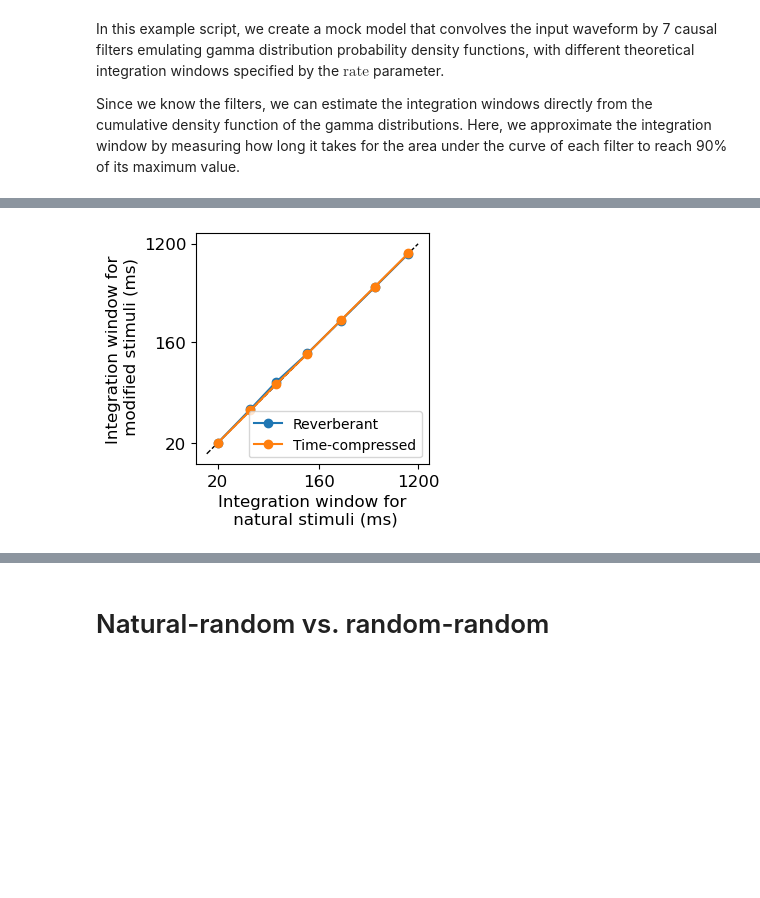
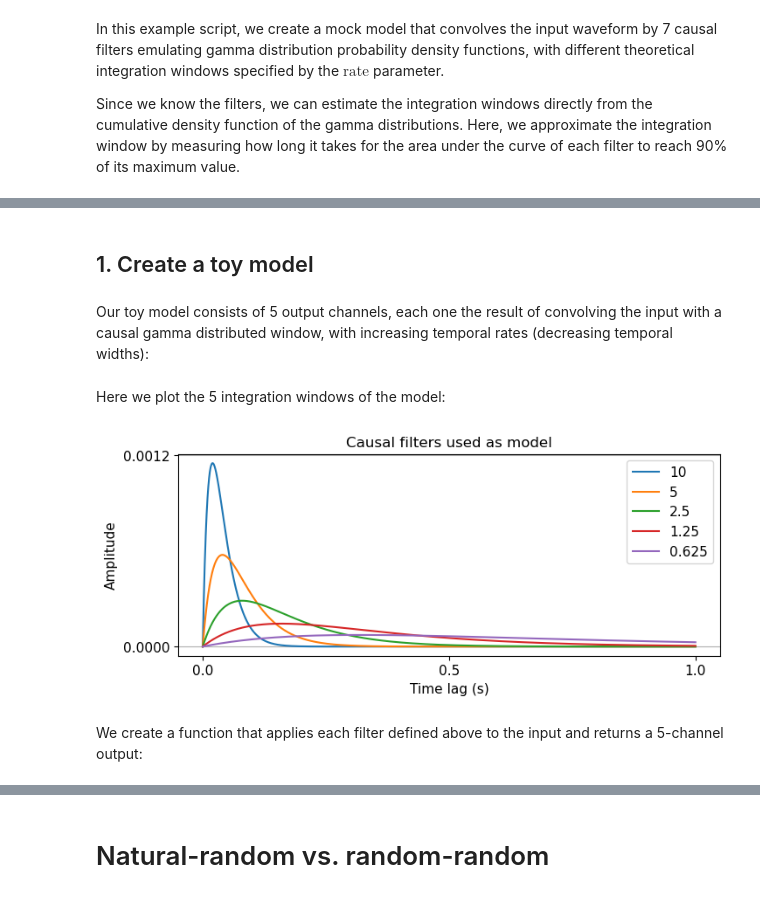
Before and after one commit to naplab/PyTCI, a Jupyter notebook: Examples/Example-Toy.ipynb, the cells around one changed output, grey strips where cells are left out. Drawn from its saved outputs; the diff is of its cells as text; code cells hidden in the pictures; blank space fills up the shorter version.

```diff
--- a/Examples/Example-Toy.ipynb
+++ b/Examples/Example-Toy.ipynb
@@ -192,45 +20,35 @@ Here, we try a couple of examples. Note that since the mock model we defined at
-# %%
-# Estimate integration periods for original inputs
-analyzer = PyTCI.Analyzer(out_sr=1000, model=model, threshold=0.95, verbose=0)
-analyzer.set_segments(
-    segments, sr=1000
-)
-intwin_norm = analyzer.estimate_integration_window()
-
-# Estimate integration periods for reverberant inptus
-analyzer = PyTCI.Analyzer(out_sr=1000, model=model, threshold=0.95, verbose=0)
-analyzer.set_segments(
-    segments, sr=1000,
-    preprocess=PyTCI.preprocessing.audio_reverb_fx(reverberance=20, room_scale=70)
-)
-intwin_revb = analyzer.estimate_integration_window()
-
-# Estimate integration periods for time-compressed inputs
-analyzer = PyTCI.Analyzer(out_sr=1000, model=model, threshold=0.95, verbose=0)
-analyzer.set_segments(
-    segments, sr=1000,
-    preprocess=PyTCI.preprocessing.audio_speed_fx(scale_factor=1.25)
-)
-intwin_fast = analyzer.estimate_integration_window()
-
-# Compare results
-plt.figure(figsize=(3, 3))
-plt.plot(np.log([0.016, 1.2]), np.log([0.016, 1.2]), 'k--', linewidth=1)
-plt.plot(
-    np.log(intwin_norm),
-    np.log(intwin_revb),
-    '-o', label='Reverberant'
-)
-plt.plot(
-    np.log(intwin_norm),
-    np.log(intwin_fast),
-    '-o', label='Time-compressed'
-)
-plt.xticks(np.log([0.02, 0.16, 1.2]), [20, 160, 1200], fontsize=12)
-plt.yticks(np.log([0.02, 0.16, 1.2]), [20, 160, 1200], fontsize=12)
-plt.xlabel('Integration window for\n natural stimuli (ms)', fontsize=12)
-plt.ylabel('Integration window for\n modified stimuli (ms)', fontsize=12)
-plt.legend()
-plt.show()
-# %% [output]
-[figure, removed]
+# %% [markdown]
+## 1. Create a toy model
+# %% [markdown]
+Our toy model consists of 5 output channels, each one the result of convolving the input with a causal gamma distributed window, with increasing temporal rates (decreasing temporal widths):
+# %%
+# Expected input sampling rate
+in_sr = 16_000
+
+# Different rates for the filter
+rates = [10, 5, 2.5, 1.25, 0.625]
+
+# Create filters gamma distributions
+weights = []
+for rate in rates:
+    dist = torch.distributions.gamma.Gamma(2, rate)
+    dist = torch.tensor([torch.exp(dist.log_prob(i)) for i in np.arange(1e-7, 10, 5/in_sr)])
+    weights.append(dist.flip(0) / sum(dist))
+weights = torch.stack(weights, dim=0).unsqueeze(dim=1).to(device).float()
+# %% [markdown]
+Here we plot the 5 integration windows of the model:
+# %%
+plt.figure(figsize=(8, 3))
+plt.plot(np.arange(in_sr)/in_sr, weights.squeeze(1).T.flip(0)[:in_sr].cpu(), linewidth=1.5)
+plt.xlabel('Time lag (s)', fontsize=11)
+plt.ylabel('Amplitude', fontsize=11)
+plt.title('Causal filters used as model', fontsize=12)
+plt.xticks([0, 0.5, 1.0], fontsize=11)
+plt.yticks([0, 0.0012], fontsize=11)
+plt.grid(axis='y')
+plt.legend(rates, loc='upper right', fontsize=11)
+plt.show()
+# %% [output]
+[figure, added]
+# %% [markdown]
+We create a function that applies each filter defined above to the input and returns a 5-channel output:
```
Also changed, not shown: parts of 64 cells of this notebook, 6 other files.
